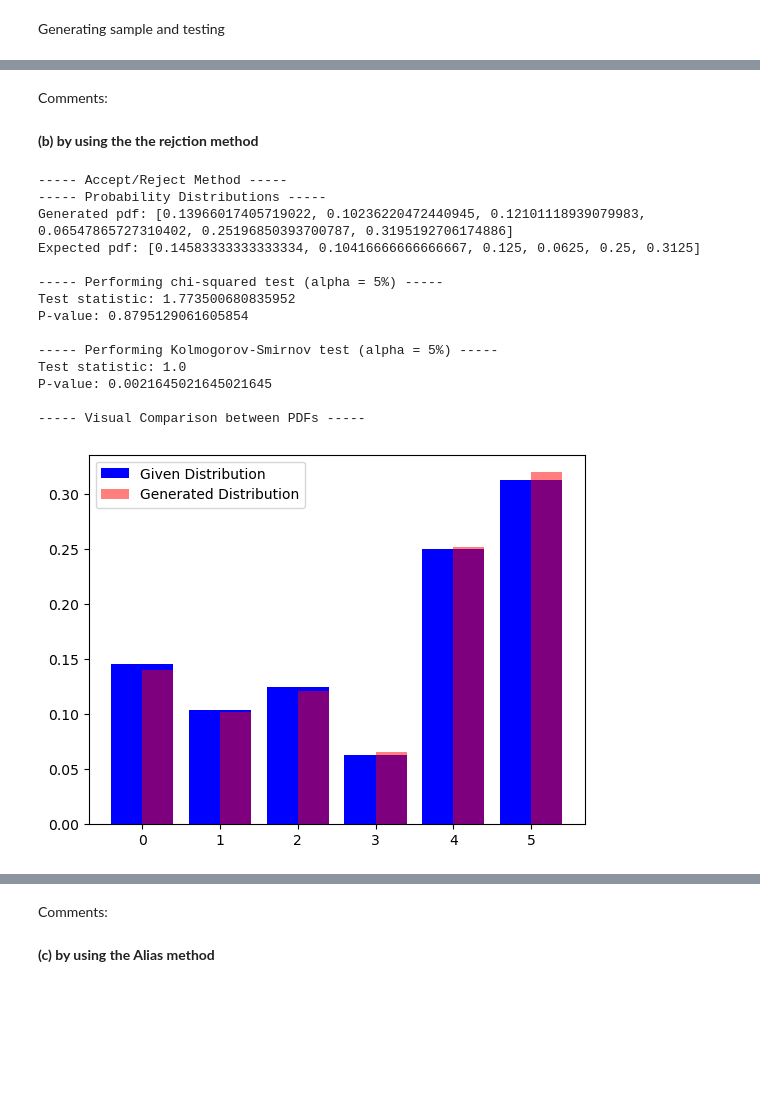
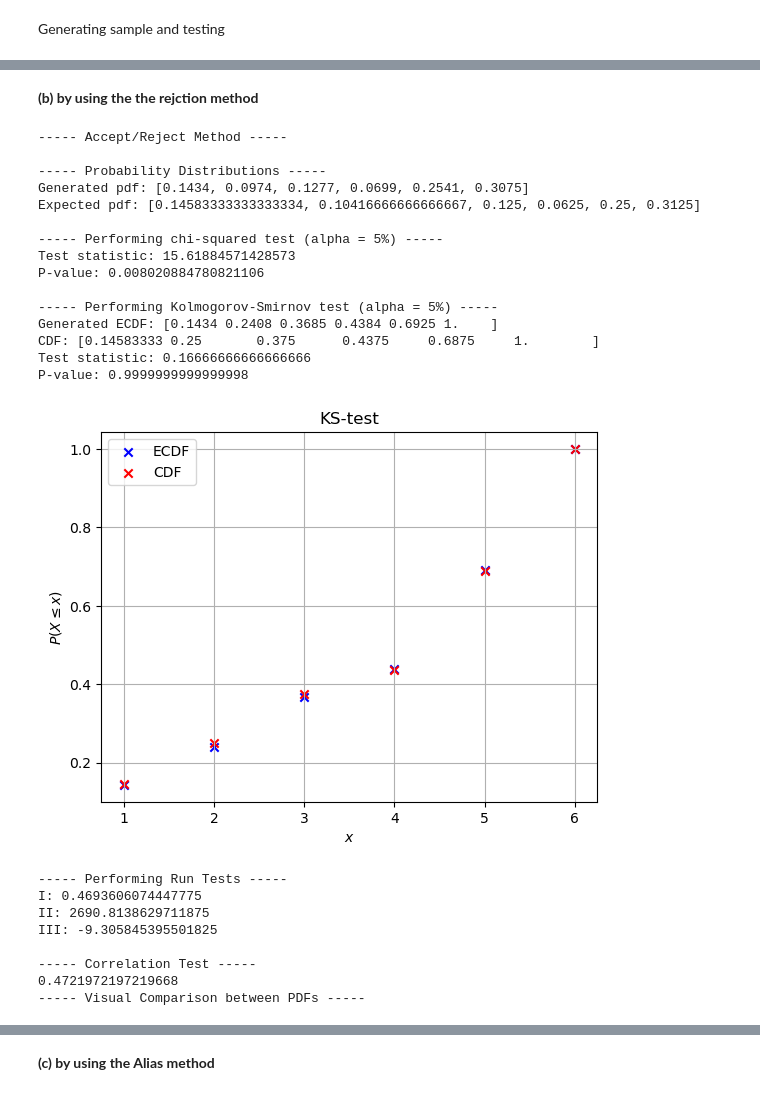
Before and after one commit to damiskov/02443-stochastic-simulation, a Jupyter notebook: Exercises/ex2.ipynb, the cells around one changed output, grey strips where cells are left out. Cells and saved outputs as stored; diff of their text form; code cells hidden in the pictures; blank space fills up the shorter version.

```diff
--- a/Exercises/ex2.ipynb
+++ b/Exercises/ex2.ipynb
@@ -139,26 +294,11 @@ P-value: 0.0021645021645021645
-# %% [markdown]
-Comments:
 # %% [markdown]
 **(b) by using the the rejction method**
 # %%
-# Helper function to make list of counts of each value - for testing
-
-def make_freq_dist(X, keys=[1,2,3,4,5,6]):
-
-    freq = []
-
-    for i in keys:
-
-        X.count(i)
-        freq.append(X.count(i))
-
-    return freq
-
 def accept_reject_method(pdf, size, k, c=1):
 
-    X = [0 for i in range(len(pdf))]
+    X = []
 
-    while sum(X) < size:
+    while len(X) < size:
 
         U1, U2 = np.random.uniform(), np.random.uniform()
         I = floor(k*U1)+1
@@ -169,21 +309,30 @@ def accept_reject_method(pdf, size, k, c=1):
     return X
 # %%
 ar_sample = accept_reject_method(dist_6pt, 10000, len(dist_6pt))
-print("----- Accept/Reject Method -----")
-test(make_freq_dist(ar_sample), dist_6pt)
+print("----- Accept/Reject Method -----\n")
+test(make_freq_dist(ar_sample), dist_6pt, ar_sample)
 # %% [output]
 ----- Accept/Reject Method -----
+
 ----- Probability Distributions -----
-Generated pdf: [0.13966017405719022, 0.10236220472440945, 0.12101118939079983, 0.06547865727310402, 0.25196850393700787, 0.3195192706174886]
+Generated pdf: [0.1434, 0.0974, 0.1277, 0.0699, 0.2541, 0.3075]
 Expected pdf: [0.14583333333333334, 0.10416666666666667, 0.125, 0.0625, 0.25, 0.3125]
 
 ----- Performing chi-squared test (alpha = 5%) -----
-Test statistic: 1.773500680835952
-P-value: 0.8795129061605854
+Test statistic: 15.61884571428573
+P-value: 0.008020884780821106
 
 ----- Performing Kolmogorov-Smirnov test (alpha = 5%) -----
-Test statistic: 1.0
-P-value: 0.0021645021645021645
-
------ Visual Comparison between PDFs -----
+Generated ECDF: [0.1434 0.2408 0.3685 0.4384 0.6925 1.    ]
+CDF: [0.14583333 0.25       0.375      0.4375     0.6875     1.        ]
+Test statistic: 0.16666666666666666
+P-value: 0.9999999999999998
-[figure, old version]
+[figure, new version]
+----- Performing Run Tests -----
+I: 0.4693606074447775
+II: 2690.8138629711875
+III: -9.305845395501825
+
+----- Correlation Test -----
+0.4721972197219668
+----- Visual Comparison between PDFs -----
@@ -190,5 +340,3 @@ P-value: 0.0021645021645021645
-# %% [markdown]
-Comments:
 # %% [markdown]
 **(c) by using the Alias method**
 # %%
```
Also changed, not shown: parts of 12 cells of this notebook, 2 other files.
